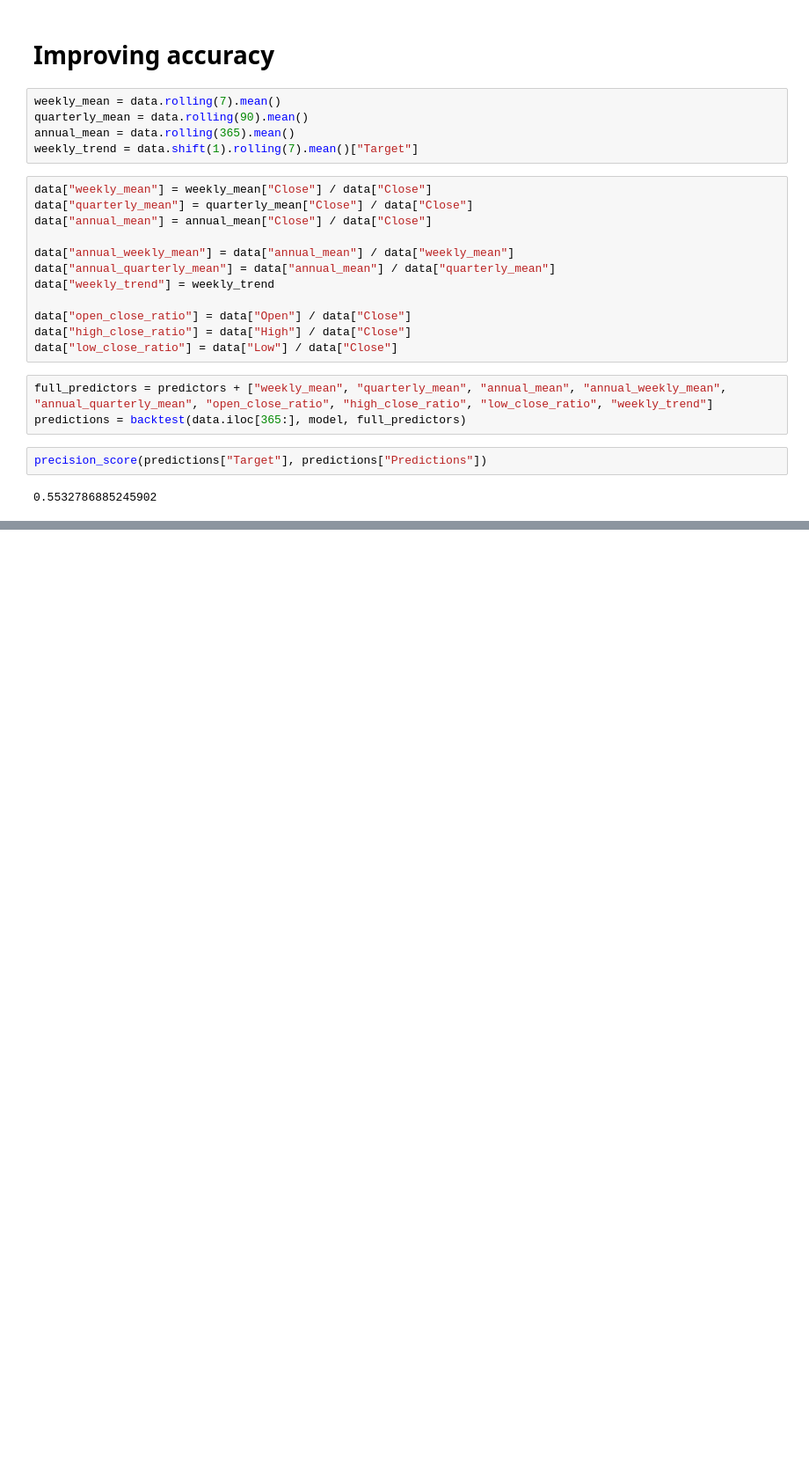
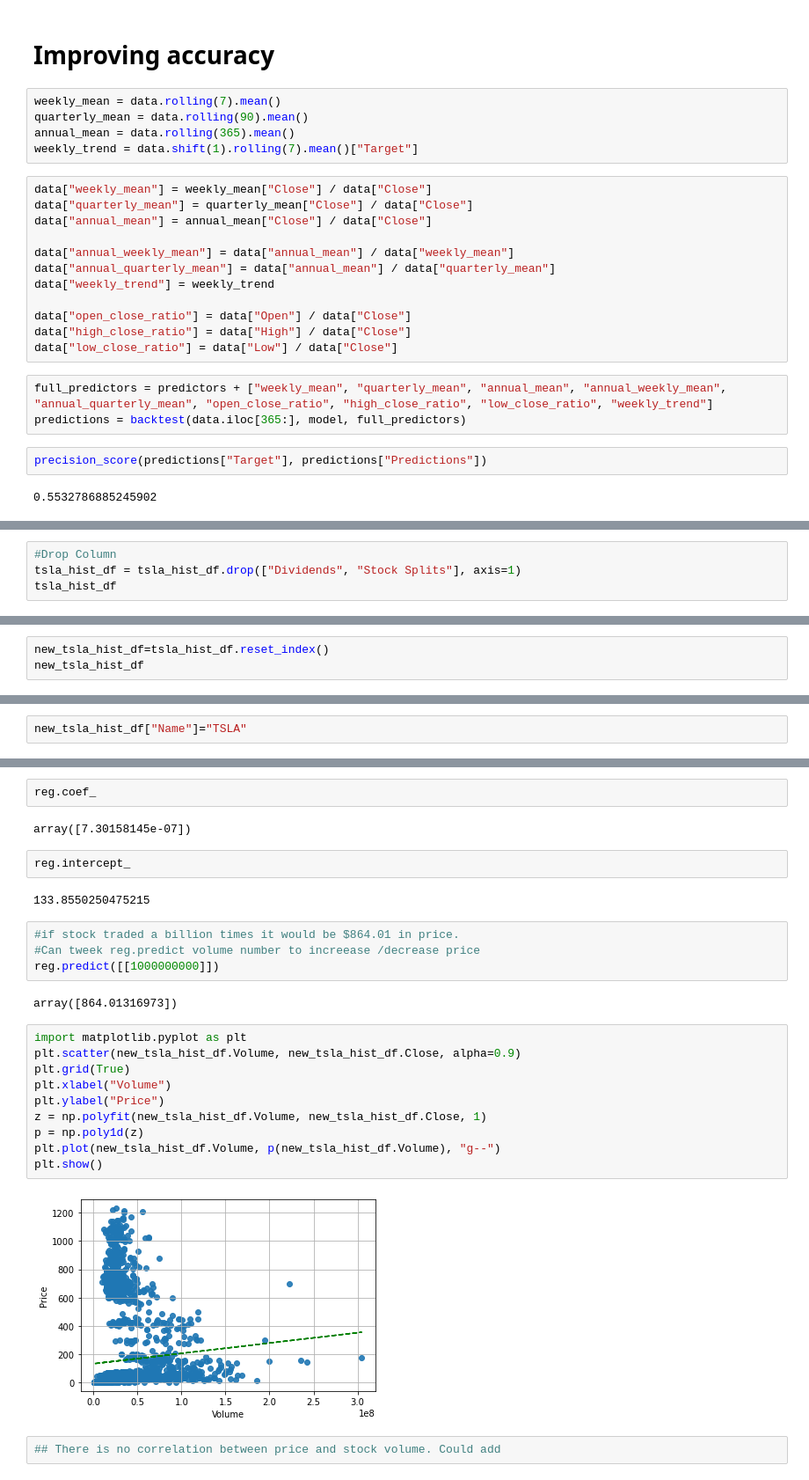
Before and after one commit to HollyESmith/Forecasting_Polestar_Success, a Jupyter notebook: SingleStockPick-Copy1TSLA.ipynb, the cells around one changed output, grey strips where cells are left out. Shown at 88% size. Saved outputs shown, nothing was run; the diff lists cells and outputs as text; blank space fills up the shorter version.

```diff
--- a/SingleStockPick-Copy1TSLA.ipynb
+++ b/SingleStockPick-Copy1TSLA.ipynb
@@ -219,0 +239,4 @@ predictions.iloc[-100:].plot()
+# %%
+#Drop Column
+tsla_hist_df = tsla_hist_df.drop(["Dividends", "Stock Splits"], axis=1)
+tsla_hist_df
@@ -219,0 +279,3 @@ predictions.iloc[-100:].plot()
+# %%
+new_tsla_hist_df=tsla_hist_df.reset_index()
+new_tsla_hist_df
@@ -219,0 +296,2 @@ predictions.iloc[-100:].plot()
+# %%
+new_tsla_hist_df["Name"]="TSLA"
@@ -219,0 +330,28 @@ predictions.iloc[-100:].plot()
+# %%
+reg.coef_
+# %% [output]
+array([7.30158145e-07])
+# %%
+reg.intercept_
+# %% [output]
+133.8550250475215
+# %%
+#if stock traded a billion times it would be $864.01 in price.
+#Can tweek reg.predict volume number to increease /decrease price
+reg.predict([[1000000000]])
+# %% [output]
+array([864.01316973])
+# %%
+import matplotlib.pyplot as plt
+plt.scatter(new_tsla_hist_df.Volume, new_tsla_hist_df.Close, alpha=0.9)
+plt.grid(True)
+plt.xlabel("Volume")
+plt.ylabel("Price")
+z = np.polyfit(new_tsla_hist_df.Volume, new_tsla_hist_df.Close, 1)
+p = np.poly1d(z)
+plt.plot(new_tsla_hist_df.Volume, p(new_tsla_hist_df.Volume), "g--")
+plt.show()
+# %% [output]
+[figure, added]
+# %%
+## There is no correlation between price and stock volume. Could add
```
Also changed, not shown: parts of 21 cells of this notebook.
